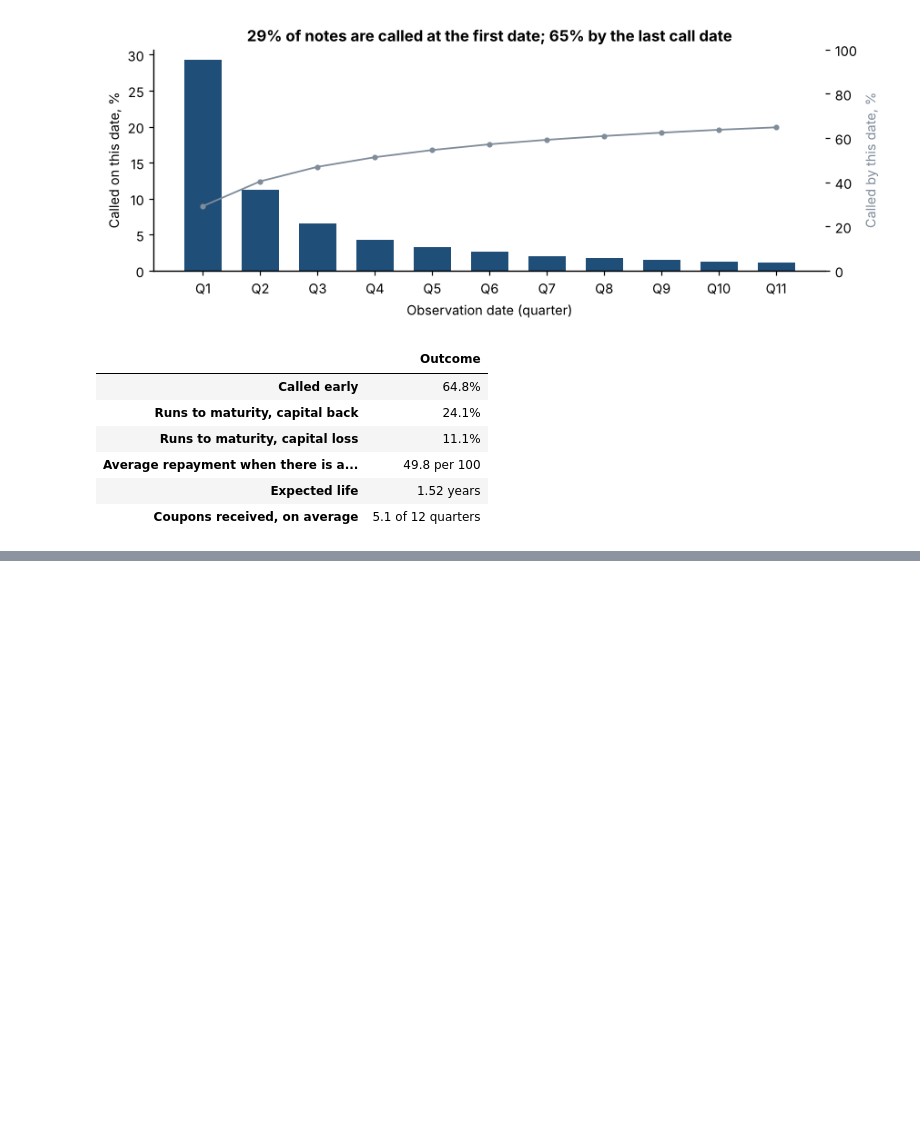
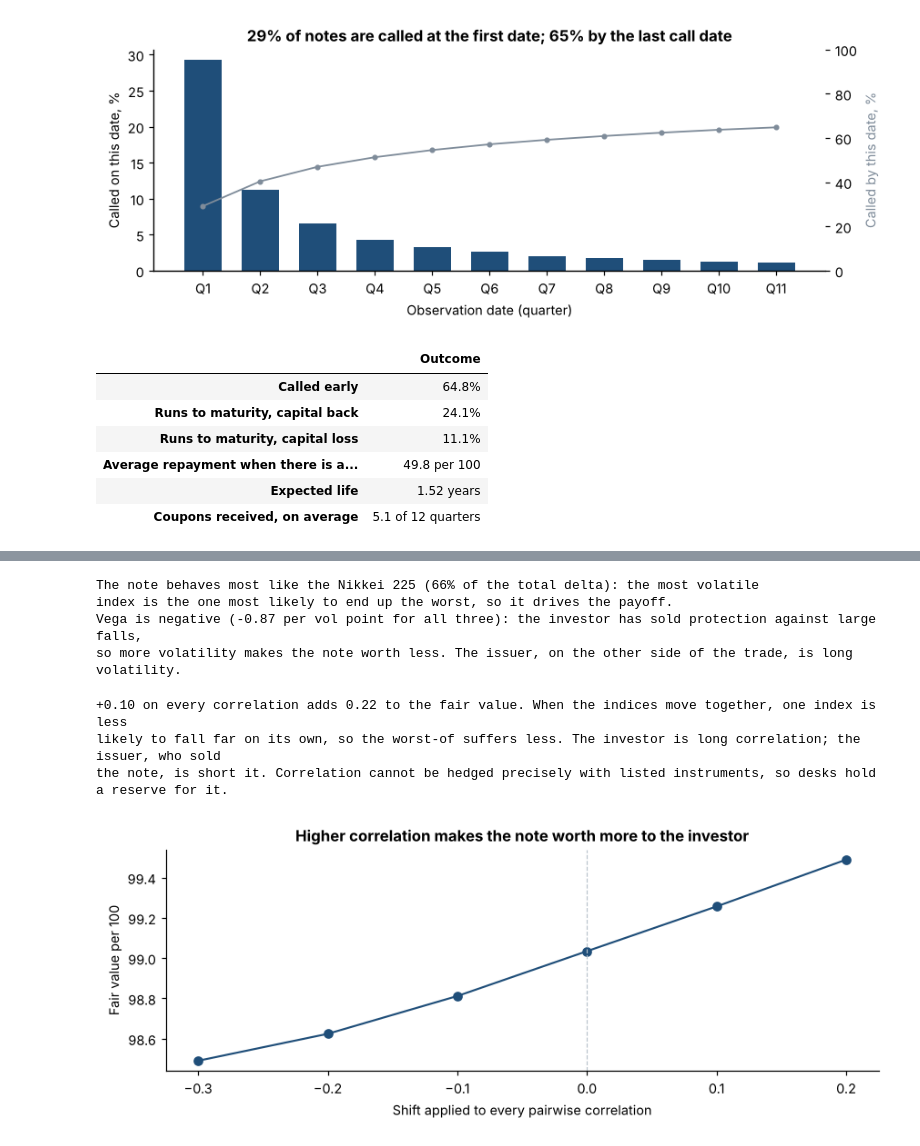
Before and after one commit to Lakshayx007/autocall-lab, a Jupyter notebook: notebooks/autocall_lab.ipynb, the cells around one changed output, grey strips where cells are left out. Cells and saved outputs as stored; diff of their text form; code cells hidden in the pictures; blank space fills up the shorter version.

Commit message:
Risk and structuring: deltas, vega, correlation sensitivity, fair coupon and term-sheet trade-offs

```diff
--- a/notebooks/autocall_lab.ipynb
+++ b/notebooks/autocall_lab.ipynb
@@ -312,0 +337,29 @@ outcomes.to_frame()
+# %%
+d = g.loc[snap.names, "delta per 1% move"]
+v_all = g.loc["All three together", "vega per vol point"]
+print(f"The note behaves most like the {d.idxmax()} ({d.max() / d.sum():.0%} of the total delta): the most volatile")
+print("index is the one most likely to end up the worst, so it drives the payoff.")
+print(f"Vega is negative ({v_all:+.2f} per vol point for all three): the investor has sold protection against large falls,")
+print("so more volatility makes the note worth less. The issuer, on the other side of the trade, is long volatility.")
+# %% [output]
+The note behaves most like the Nikkei 225 (66% of the total delta): the most volatile
+index is the one most likely to end up the worst, so it drives the payoff.
+Vega is negative (-0.87 per vol point for all three): the investor has sold protection against large falls,
+so more volatility makes the note worth less. The issuer, on the other side of the trade, is long volatility.
+# %%
+cs = R.correlation_sensitivity(ts, mkt)
+fig, ax = plt.subplots(figsize=(8, 3.2))
+ax.plot(cs.index, cs.values, color=ACCENT, marker="o", lw=1.4)
+ax.axvline(0, color=GREYS[1], lw=0.8, ls="--")
+ax.set(title="Higher correlation makes the note worth more to the investor",
+       xlabel="Shift applied to every pairwise correlation", ylabel="Fair value per 100")
+plt.tight_layout()
+step = cs.loc[0.1] - cs.loc[0.0]
+print(f"+0.10 on every correlation adds {step:.2f} to the fair value. When the indices move together, one index is less")
+print("likely to fall far on its own, so the worst-of suffers less. The investor is long correlation; the issuer, who sold")
+print("the note, is short it. Correlation cannot be hedged precisely with listed instruments, so desks hold a reserve for it.")
+# %% [output]
++0.10 on every correlation adds 0.22 to the fair value. When the indices move together, one index is less
+likely to fall far on its own, so the worst-of suffers less. The investor is long correlation; the issuer, who sold
+the note, is short it. Correlation cannot be hedged precisely with listed instruments, so desks hold a reserve for it.
+[figure, added]
```
Also changed, not shown: parts of 5 cells of this notebook, 4 other files.
